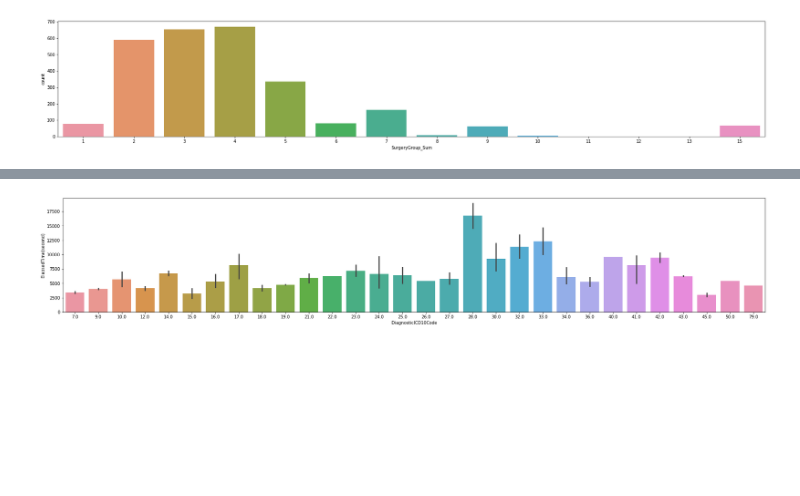
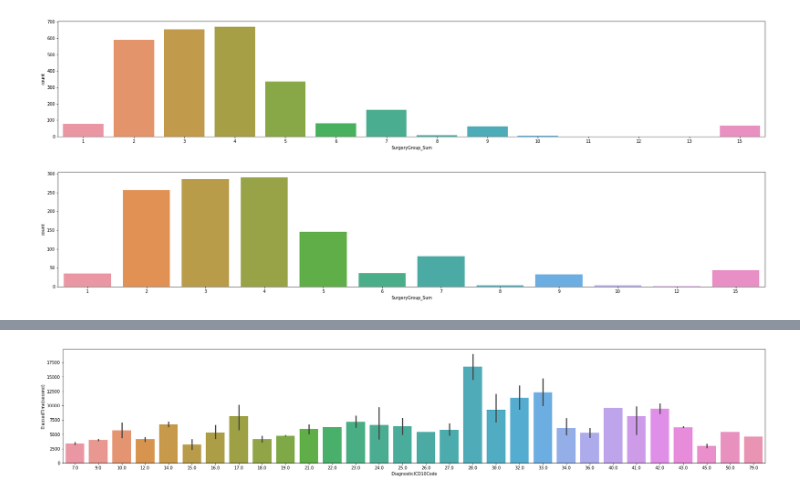
Before and after one commit to furkaneneseren/Datathon-Borda, a Jupyter notebook: surgery-datathon.ipynb, the cells around one changed output, grey strips where cells are left out. Cells and saved outputs as stored; diff of their text form; code cells hidden in the pictures; blank space fills up the shorter version.

```diff
--- a/surgery-datathon.ipynb
+++ b/surgery-datathon.ipynb
@@ -532,5 +569,7 @@ app_train_clean.head()
 # %%
 app_train_clean['Any_NaN_Diagnos'] = app_train_clean['DiagnosticICD10Code'].apply(lambda x: 1 if 'nan,' in str(x) else 0)
+# %%
+app_test_clean['Any_NaN_Diagnos'] = app_test_clean['DiagnosticICD10Code'].apply(lambda x: 1 if 'nan,' in str(x) else 0)
 # %%
 def clean_diagnosis(diagnosis):
     if isinstance(diagnosis, str):
@@ -539,6 +578,7 @@ def clean_diagnosis(diagnosis):
         return diagnosis
 
 app_train_clean['Diagnos_Clean'] = app_train_clean['DiagnosticICD10Code'].apply(clean_diagnosis)
+app_test_clean['Diagnos_Clean'] = app_test_clean['DiagnosticICD10Code'].apply(clean_diagnosis)
 # %%
 app_train_clean.head()
 # %% [output]
@@ -566,6 +621,8 @@ map_dict = {'0': 1, 'E': 1, 'D': 2, 'C': 3, 'B': 4, 'A3': 5, 'A2': 6, 'A1': 7}
 mapper = lambda x: [map_dict[val.strip()] for val in x.split(',')]
 # %%
 app_train_clean["SurgeryGroup_Encode"] = app_train_clean["SurgeryGroup"].apply(mapper)
+# %%
+app_test_clean["SurgeryGroup_Encode"] = app_test_clean["SurgeryGroup"].apply(mapper)
 # %%
 app_train_clean.head()
 # %% [output]
@@ -590,3 +656,11 @@ app_train_clean.head()
 | 2 | 1850 | K80.8 | B | Genel Anestezi | Kolelitiazis, di?er | 38 | MALE | GENEL CERRAH? SERV?S? | ... |
 | 3 | 1059 | nan, M51.1 | 0, B | Genel Anestezi | Lumbar ve di?er intervertebral di... | 41 | FEMALE | ORTOPED? SERV?S? | ... |
 | 4 | 608 | M51.1, nan, M48.0 | 0, B, C, D, A3 | Genel Anestezi | Lumbar ve di?er intervertebral di... | 49 | FEMALE | ORTOPED? SERV?S? | ... |
+# %%
+app_test_clean["SurgeryGroup_Sum"] = app_test_clean["SurgeryGroup_Encode"].apply(lambda x: np.sum(x))
+app_test_clean["SurgeryGroup_Count"] = app_test_clean["SurgeryGroup_Encode"].apply(lambda x: len(x))
+app_test_clean["SurgeryGroup_Avg"] = app_test_clean["SurgeryGroup_Encode"].apply(lambda x: np.mean(x))
+app_test_clean["SurgeryGroup_Std"] = app_test_clean["SurgeryGroup_Encode"].apply(lambda x: np.std(x))
+app_test_clean["SurgeryGroup_Max"] = app_test_clean["SurgeryGroup_Encode"].apply(lambda x: np.max(x))
+app_test_clean["SurgeryGroup_Min"] = app_test_clean["SurgeryGroup_Encode"].apply(lambda x: np.min(x))
+app_test_clean.head()
@@ -623,6 +723,12 @@ sns.countplot(x="SurgeryGroup_Sum", data=app_train_clean)
 plt.show()
 # %% [output]
 [figure]
+# %%
+fig, ax = plt.subplots(figsize=(30, 5))
+sns.countplot(x="SurgeryGroup_Sum", data=app_test_clean)
+plt.show()
+# %% [output]
+[figure, added]
 # %%
 train.iloc[train.DiagnosticICD10Code.str.len().sort_values(ascending=False).index][:20]
 # %% [output]
```
Also changed, not shown: parts of 66 cells of this notebook.
